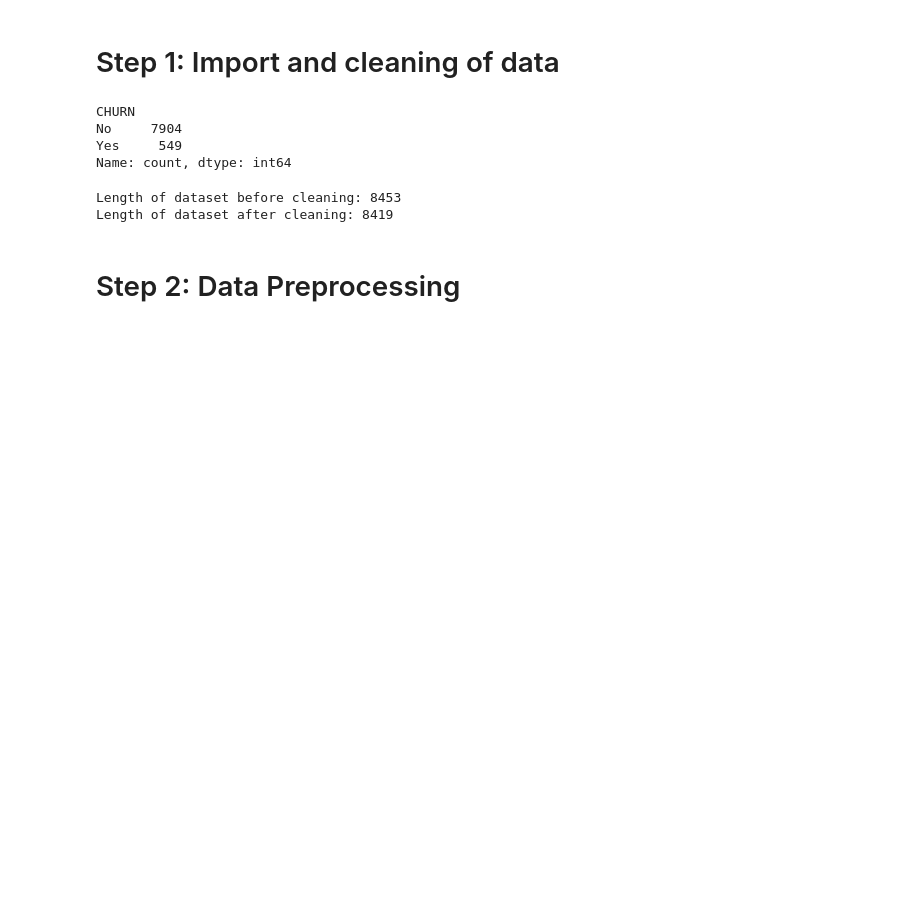
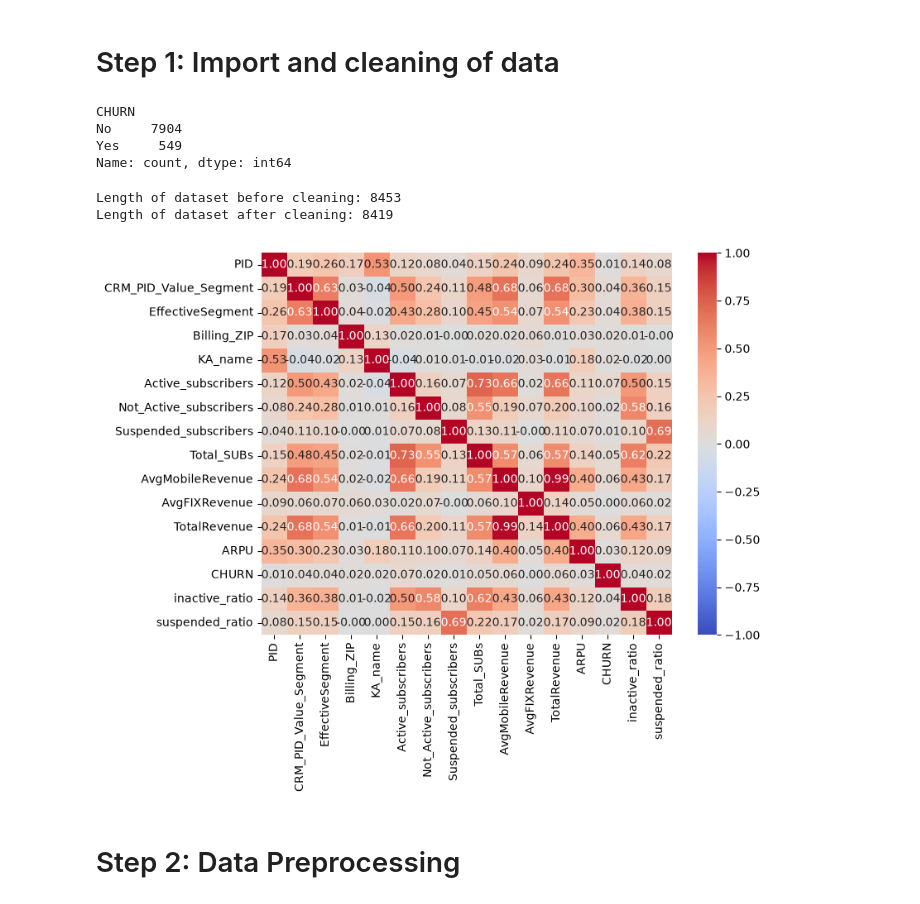
Before and after one commit to eode0004/FIT2082ResProj, a Jupyter notebook: ResProjModel.ipynb, the cells around one changed output. Saved outputs shown, nothing was run; the diff lists cells and outputs as text; code cells hidden in the pictures; blank space fills up the shorter version.

```diff
--- a/ResProjModel.ipynb
+++ b/ResProjModel.ipynb
@@ -69,34 +69,39 @@ df = df.rename(columns={"AvgMobileRevenue ": "AvgMobileRevenue"}) # Remove trail
 # Cleaning for AvgFIXRevenue
 df = df.loc[df["AvgFIXRevenue"].notnull()] # Redundant (no nulls) but included for consistency
 
 # Cleaning for TotalRevenue
 df = df.loc[df["TotalRevenue"].notnull()] # Redundant (no nulls) but included for consistency
 
 # Cleaning for ARPU
 df = df.loc[df["ARPU"].notnull()]
 
 # Cleaning for CHURN
 df = df.loc[df["CHURN"].isin(["No", "Yes"])] # Remove invalid CHURN values (only valid values are "No" and "Yes"); redundant (no invalids) but included for consistency
 
 print(f"Length of dataset after cleaning: {len(df)}") # Small length change, hence valid to discard nulls/invalid entries
 
 # Feature engineering
 df["inactive_ratio"] = df["Not_Active_subscribers"]/df["Total_SUBs"]
 df["suspended_ratio"] = df["Suspended_subscribers"]/df["Total_SUBs"]
 
 # Source - https://stackoverflow.com/a/48035423
 # Posted by BENY, modified by community. See post 'Timeline' for change history
 # Retrieved 2026-09-02, License - CC BY-SA 4.0
 
-df.apply(lambda x : pd.factorize(x)[0]).corr(method='pearson', min_periods=1)
 segment_order = (df.groupby("CRM_PID_Value_Segment")["TotalRevenue"]
                  .mean()
                  .sort_values()
                  .index
                  .tolist())
+corr = df.apply(lambda x : pd.factorize(x)[0]).corr(method='pearson', min_periods=1)
+# Make heatmap
+plt.figure(figsize=(8, 6))
+sns.heatmap(corr, annot=True, cmap="coolwarm", vmin=-1, vmax=1, fmt=".2f")
+plt.show()
 # %% [output]
 Length of dataset before cleaning: 8453
 Length of dataset after cleaning: 8419
+[figure, added]
 # %% [markdown]
 # Step 2: Data Preprocessing
 # %%
```
Also changed, not shown: parts of 11 cells of this notebook, 2 other files.
